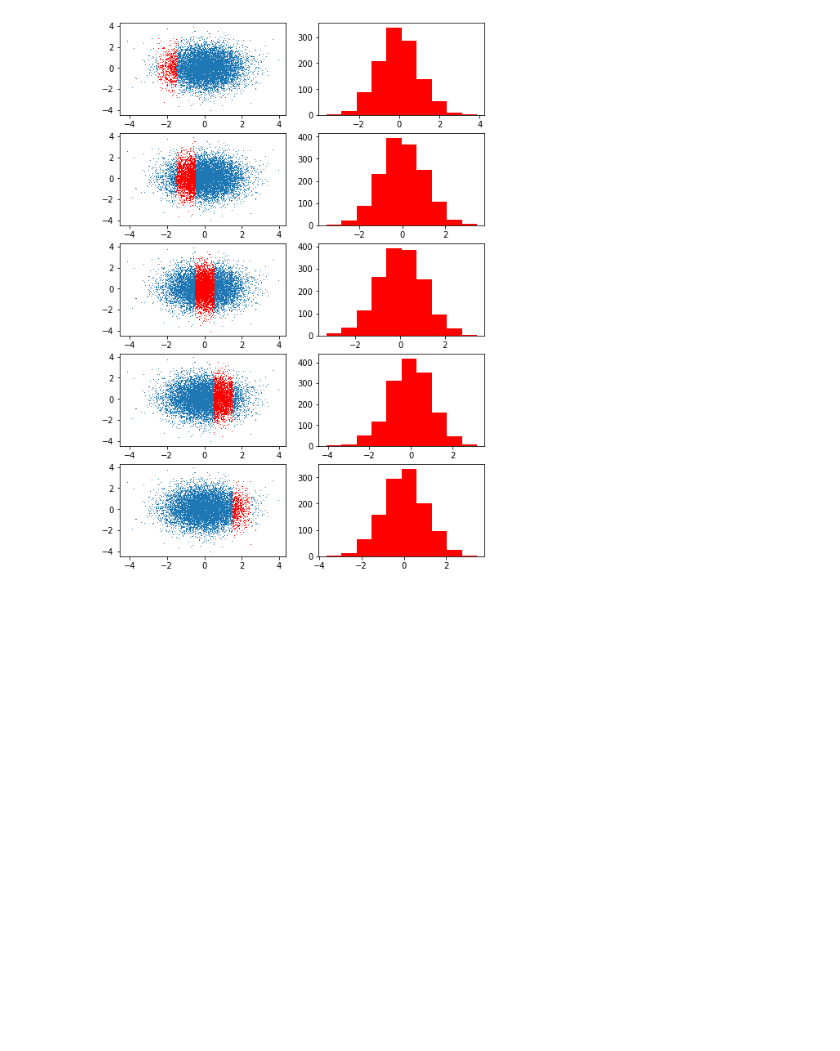
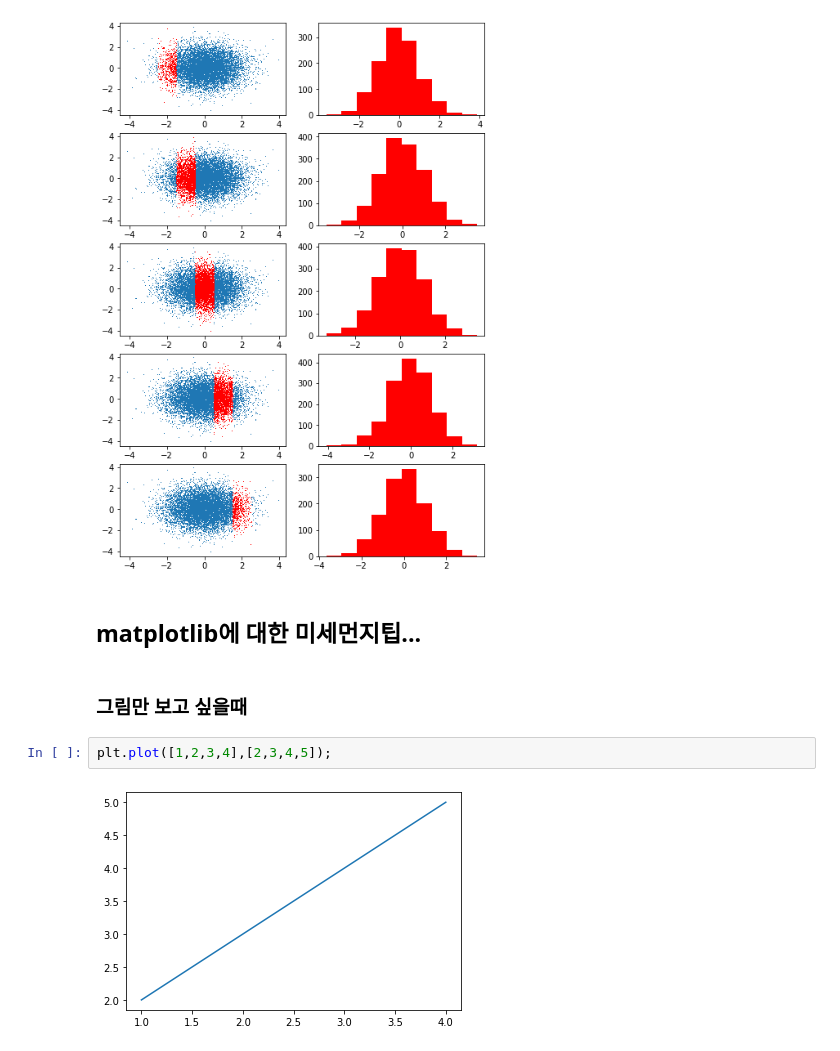
Before and after one commit to guebin/DV2022_backup, a Jupyter notebook: _notebooks/draft.ipynb, the cells around one changed output. Cells and saved outputs as stored; diff of their text form; blank space fills up the shorter version.

```diff
--- a/_notebooks/draft.ipynb
+++ b/_notebooks/draft.ipynb
@@ -157,3 +157,11 @@ h([+0.2,+0.6],[x3,y3],ax[3,1])
 h([+0.6,+1.0],[x3,y3],ax[4,1])
 # %% [output]
 [figure]
+# %% [markdown]
+## matplotlib에 대한 미세먼지팁...
+# %% [markdown]
+### 그림만 보고 싶을때
+# %%
+plt.plot([1,2,3,4],[2,3,4,5]);
+# %% [output]
+[figure, added]
```
Also changed, not shown: parts of 52 cells of this notebook.
